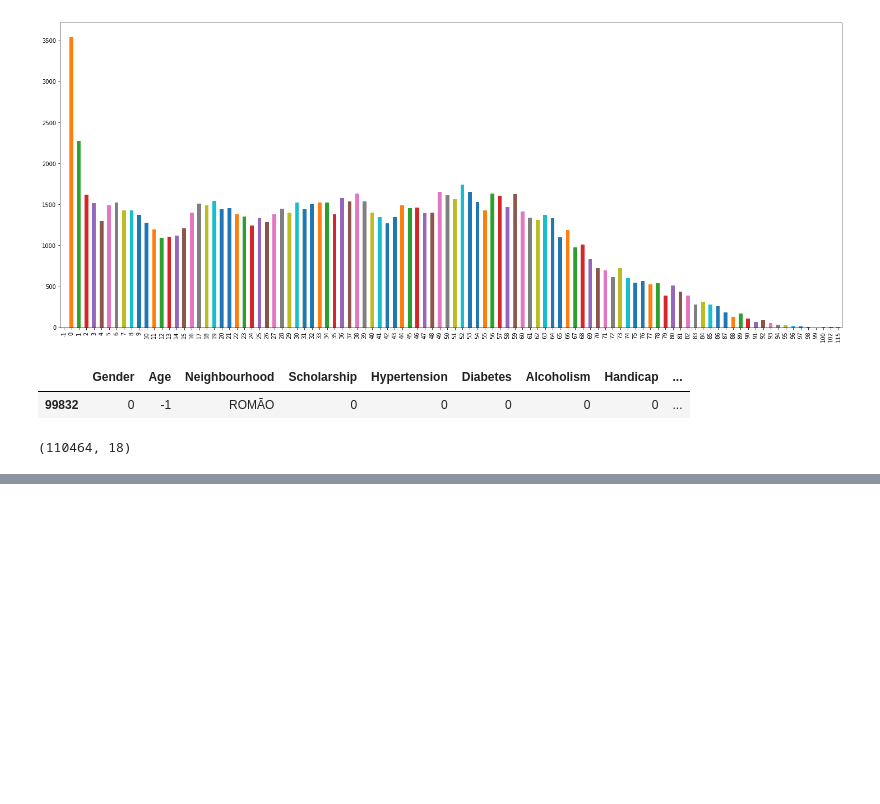
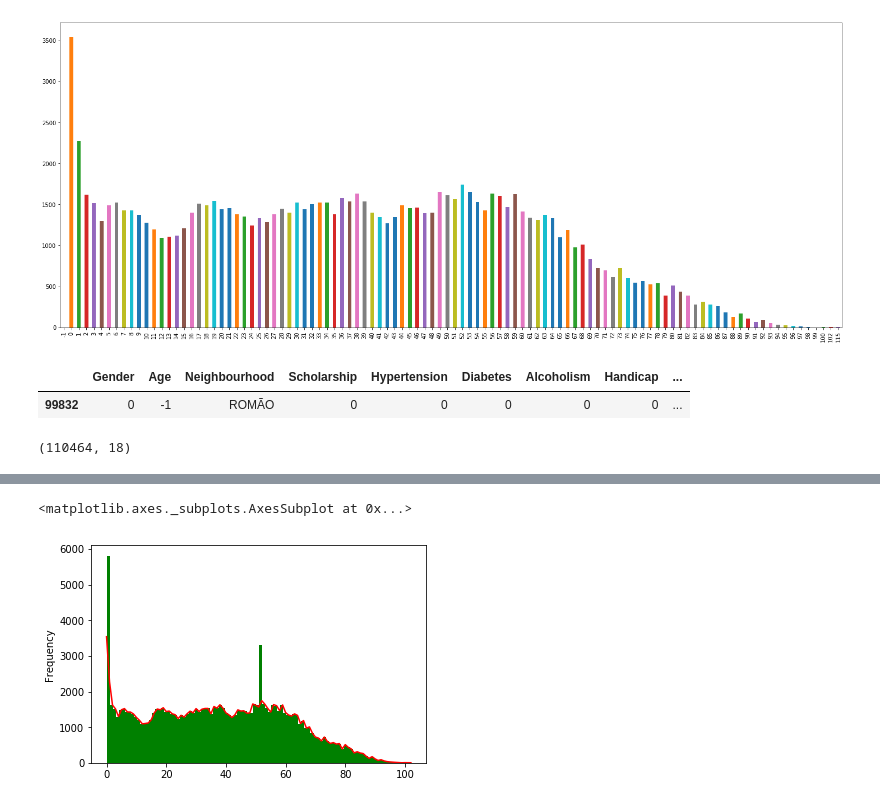
Before and after one commit to reaykatie/Projects, a Jupyter notebook: No-Show/No-show-preparation.ipynb, the cells around one changed output, grey strips where cells are left out. Saved outputs shown, nothing was run; the diff lists cells and outputs as text; code cells hidden in the pictures; blank space fills up the shorter version.

```diff
--- a/No-Show/No-show-preparation.ipynb
+++ b/No-Show/No-show-preparation.ipynb
@@ -328,0 +307,8 @@ for i, line in enumerate(data['Neighbourhood']):
+# %%
+# Distribution of ages
+
+data['Age'].value_counts().sort_index().plot.line(color='r')
+data['Age'].plot.hist(bins=100, color='g')
+# %% [output]
+<matplotlib.axes._subplots.AxesSubplot at 0x...>
+[figure, added]
```
Also changed, not shown: parts of 19 cells of this notebook, 1 other file.
